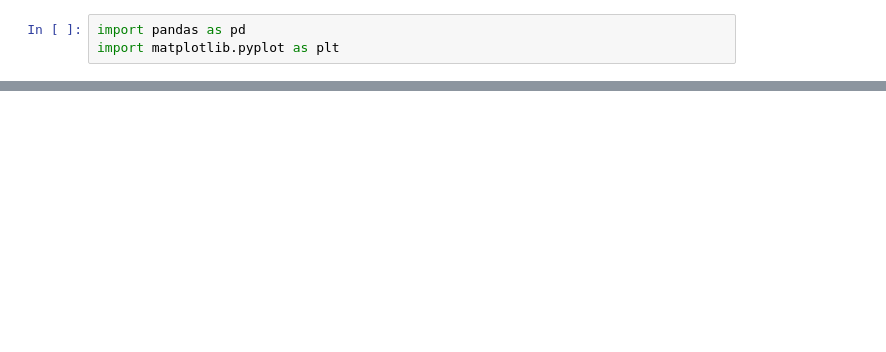
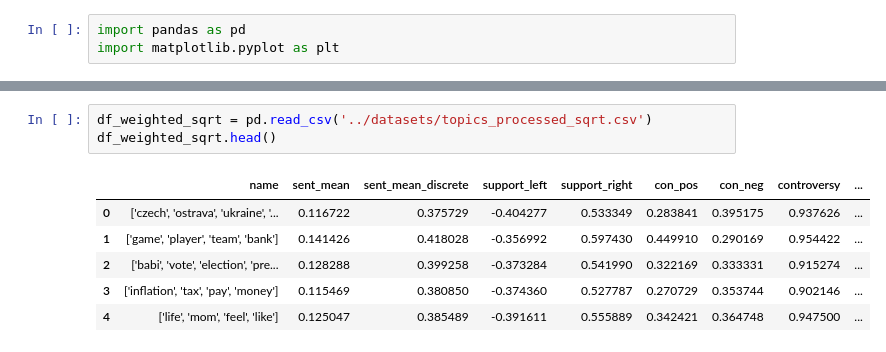
Before and after one commit to msvana/dissertation, a Jupyter notebook: notebooks/retweet_weights.ipynb, the cells around one changed output, grey strips where cells are left out. Drawn from its saved outputs; the diff is of its cells as text; blank space fills up the shorter version.

```diff
--- a/notebooks/retweet_weights.ipynb
+++ b/notebooks/retweet_weights.ipynb
@@ -21,6 +21,16 @@ df_weighted_linear.head()
 | 2 | ['doctor', 'hospital', 'life', 'p... | 0.079374 | 0.280335 | -0.486687 | 0.498801 | 0.229799 | 0.521399 | 0.985488 | ... |
 | 3 | ['tax', 'inflation', 'pay', 'money'] | 0.103977 | 0.384266 | -0.407009 | 0.514643 | 0.283001 | 0.418865 | 0.921652 | ... |
 | 4 | ['book', 'time', 'read', 'underst... | 0.083403 | 0.286957 | -0.526689 | 0.538830 | 0.289756 | 0.553623 | 1.065519 | ... |
+# %%
+df_weighted_sqrt = pd.read_csv('../datasets/topics_processed_sqrt.csv')
+df_weighted_sqrt.head()
+# %% [output]
+|  | name | sent_mean | sent_mean_discrete | support_left | support_right | con_pos | con_neg | controversy | ... |
+| 0 | ['czech', 'ostrava', 'ukraine', '... | 0.116722 | 0.375729 | -0.404277 | 0.533349 | 0.283841 | 0.395175 | 0.937626 | ... |
+| 1 | ['game', 'player', 'team', 'bank'] | 0.141426 | 0.418028 | -0.356992 | 0.597430 | 0.449910 | 0.290169 | 0.954422 | ... |
+| 2 | ['babi', 'vote', 'election', 'pre... | 0.128288 | 0.399258 | -0.373284 | 0.541990 | 0.322169 | 0.333331 | 0.915274 | ... |
+| 3 | ['inflation', 'tax', 'pay', 'money'] | 0.115469 | 0.380850 | -0.374360 | 0.527787 | 0.270729 | 0.353744 | 0.902146 | ... |
+| 4 | ['life', 'mom', 'feel', 'like'] | 0.125047 | 0.385489 | -0.391611 | 0.555889 | 0.342421 | 0.364748 | 0.947500 | ... |
 # %%
 
 colors = ['red', 'blue', 'green', 'yellow', 'brown']
```
Also changed, not shown: parts of 1 cell of this notebook, 1 other file.
